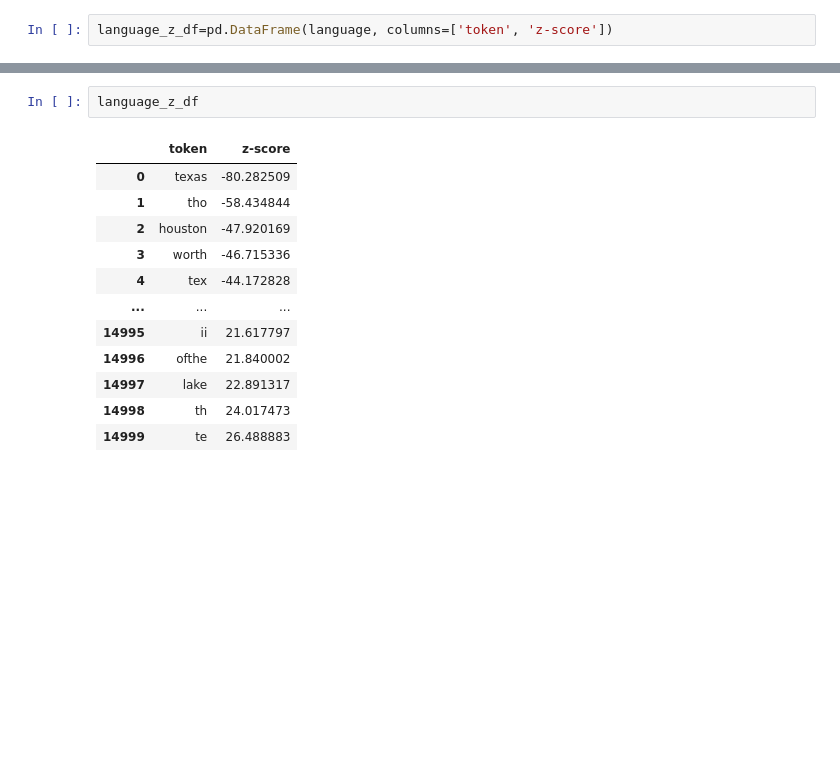
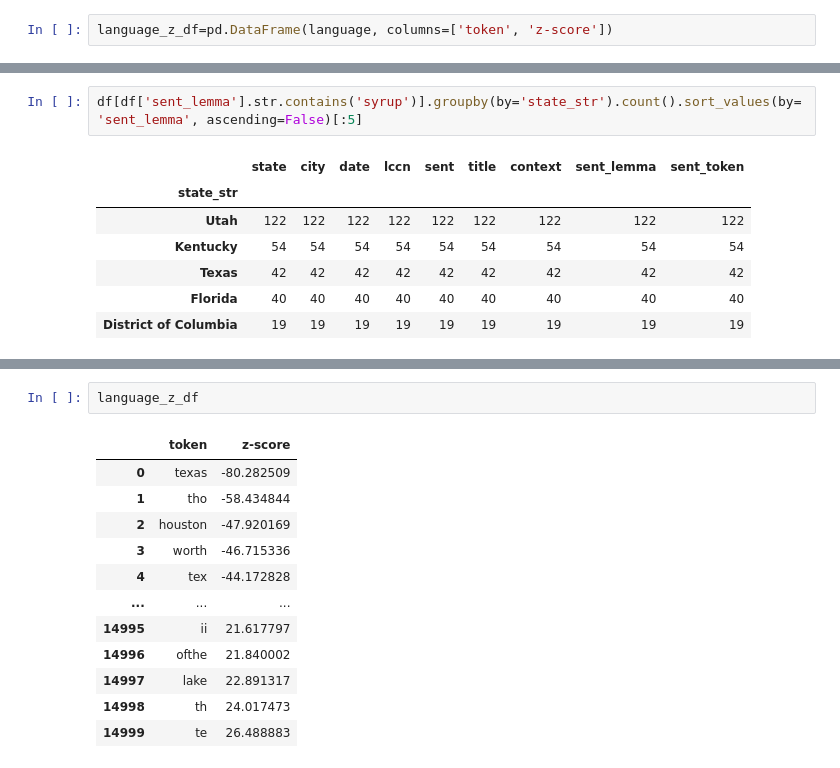
Before and after one commit to park-jay/coolie, a Jupyter notebook: log-odds.ipynb, the cells around one changed output, grey strips where cells are left out. Drawn from its saved outputs; the diff is of its cells as text; blank space fills up the shorter version.

```diff
--- a/log-odds.ipynb
+++ b/log-odds.ipynb
@@ -66,0 +113,10 @@ language_z_df=pd.DataFrame(language, columns=['token', 'z-score'])
+# %%
+df[df['sent_lemma'].str.contains('syrup')].groupby(by='state_str').count().sort_values(by='sent_lemma', ascending=False)[:5]
+# %% [output]
+|  | state | city | date | lccn | sent | title | context | sent_lemma | sent_token |
+| state_str |  |  |  |  |  |  |  |  |  |
+| Utah | 122 | 122 | 122 | 122 | 122 | 122 | 122 | 122 | 122 |
+| Kentucky | 54 | 54 | 54 | 54 | 54 | 54 | 54 | 54 | 54 |
+| Texas | 42 | 42 | 42 | 42 | 42 | 42 | 42 | 42 | 42 |
+| Florida | 40 | 40 | 40 | 40 | 40 | 40 | 40 | 40 | 40 |
+| District of Columbia | 19 | 19 | 19 | 19 | 19 | 19 | 19 | 19 | 19 |
```
Also changed, not shown: parts of 12 cells of this notebook, 14 other files.
